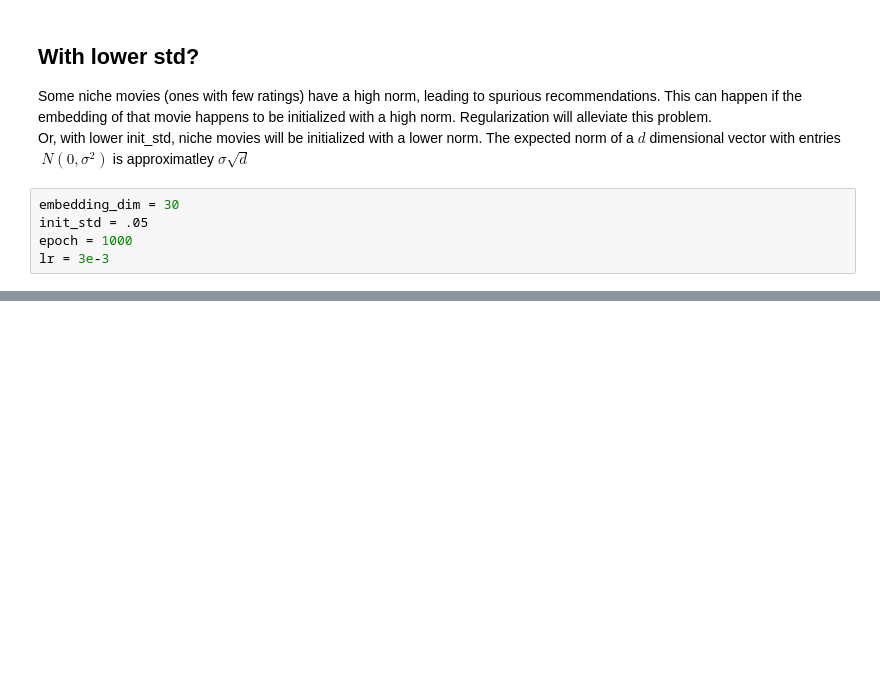
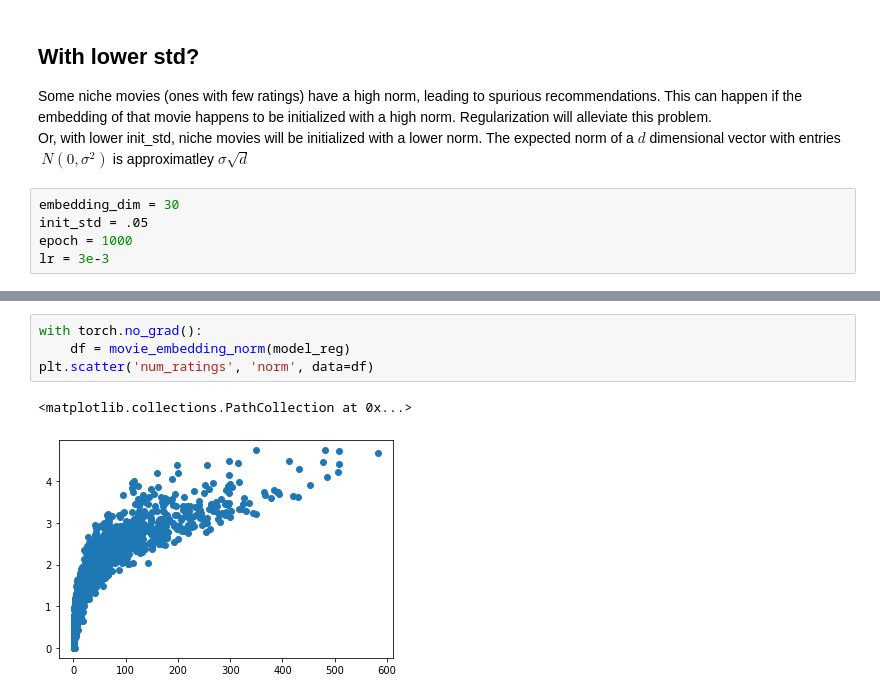
Before and after one commit to 0HOON/Study, a Jupyter notebook: Recommender System - Google developers/Exercise 1.ipynb, the cells around one changed output, grey strips where cells are left out. Drawn from its saved outputs; the diff is of its cells as text; blank space fills up the shorter version.

```diff
--- a/Recommender System - Google developers/Exercise 1.ipynb
+++ b/Recommender System - Google developers/Exercise 1.ipynb
@@ -399,0 +492,7 @@ plt.scatter('num_ratings', 'norm', data=df)
+# %%
+with torch.no_grad():
+    df = movie_embedding_norm(model_reg)
+plt.scatter('num_ratings', 'norm', data=df)
+# %% [output]
+<matplotlib.collections.PathCollection at 0x...>
+[figure, added]
```
Also changed, not shown: parts of 16 cells of this notebook, 1 other file.
